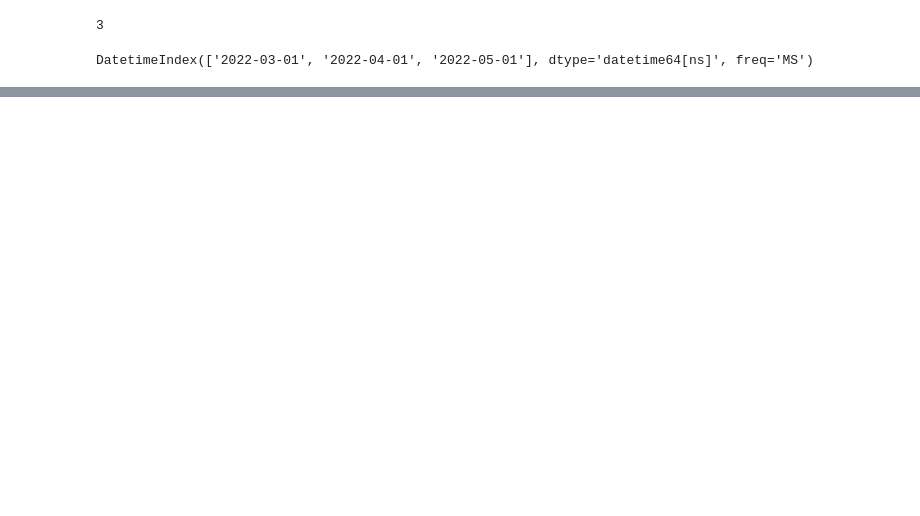
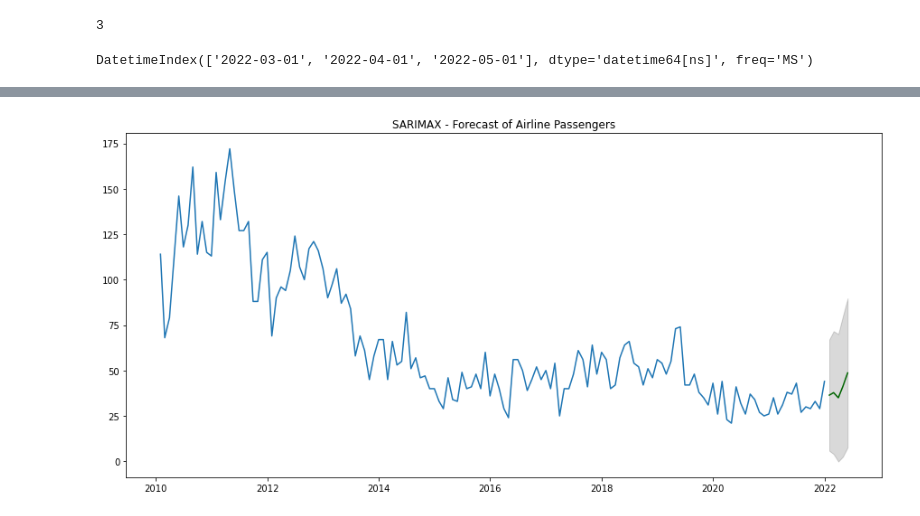
Before and after one commit to Carl0pez/Proyecto-DS4A, a Jupyter notebook: arima3.ipynb, the cells around one changed output, grey strips where cells are left out. Cells and saved outputs as stored; diff of their text form; code cells hidden in the pictures; blank space fills up the shorter version.

Commit message:
predictive_model

```diff
--- a/arima3.ipynb
+++ b/arima3.ipynb
@@ -212,0 +218,5 @@ TypeError: cannot do slice indexing on DatetimeIndex with these indexers [total]
+# %%
+df_med = df_hom[df_hom['municipio']=='MEDELLÍN (CT)'][['fecha','cantidad']]
+df_bog = df_hom[df_hom['municipio']=='BOGOTÁ D.C. (CT)'][['fecha','cantidad']]
+df_cal = df_hom[df_hom['municipio']=='CALI (CT)'][['fecha','cantidad']]
+df_med
@@ -212,0 +237,7 @@ TypeError: cannot do slice indexing on DatetimeIndex with these indexers [total]
+# %%
+df_med = df_med.set_index('fecha')
+#probando mensualmente
+df_med = df_med.resample('M').sum()
+df_med.columns = ['total']
+df_med['month_index'] = df_med.index.month
+df_med
@@ -212,0 +259,35 @@ TypeError: cannot do slice indexing on DatetimeIndex with these indexers [total]
+# %%
+def sarimax_forecast_city(SARIMAX_model, df, periods):
+    # Forecast
+    n_periods = periods
+
+    forecast_df = pd.DataFrame({"month_index":pd.date_range(df.index[-1], periods = n_periods, freq='MS').month},
+                    index = pd.date_range(df.index[-1] + pd.DateOffset(months=1), periods = n_periods, freq='MS'))
+
+    fitted, confint = SARIMAX_model.predict(n_periods=n_periods,
+                                            return_conf_int=True,
+                                            exogenous=forecast_df[['month_index']])
+    index_of_fc = pd.date_range(df.index[-1] + pd.DateOffset(months=1), periods = n_periods, freq='MS')
+
+    # make series for plotting purpose
+    fitted_series = pd.Series(fitted, index=index_of_fc)
+    lower_series = pd.Series(confint[:, 0], index=index_of_fc)
+    upper_series = pd.Series(confint[:, 1], index=index_of_fc)
+
+    # Plot
+    plt.figure(figsize=(15,7))
+    plt.plot(df["total"], color='#1f76b4')
+    plt.plot(fitted_series, color='darkgreen')
+    plt.fill_between(lower_series.index,
+                    lower_series,
+                    upper_series,
+                    color='k', alpha=.15)
+
+    plt.title("SARIMAX - Forecast of Airline Passengers")
+    plt.show()
+# %%
+with open('SARIMAX_med.pkl', 'rb') as pkl:
+    SARIMA_model = pickle.load(pkl)
+    sarimax_forecast_city(SARIMA_model,df_med, 5)
+# %% [output]
+[figure, added]
```
Also changed, not shown: parts of 10 cells of this notebook, 5 other files.
